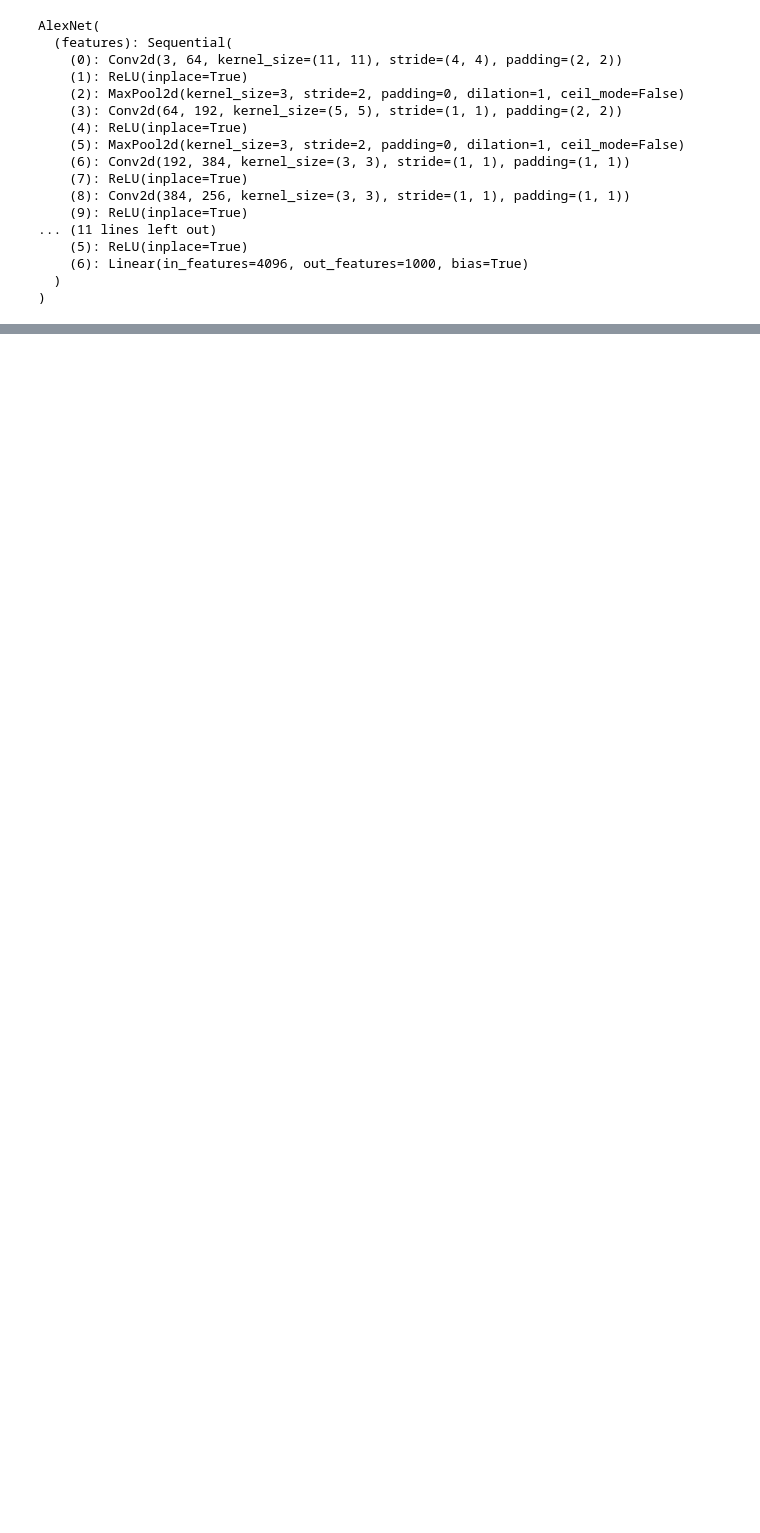
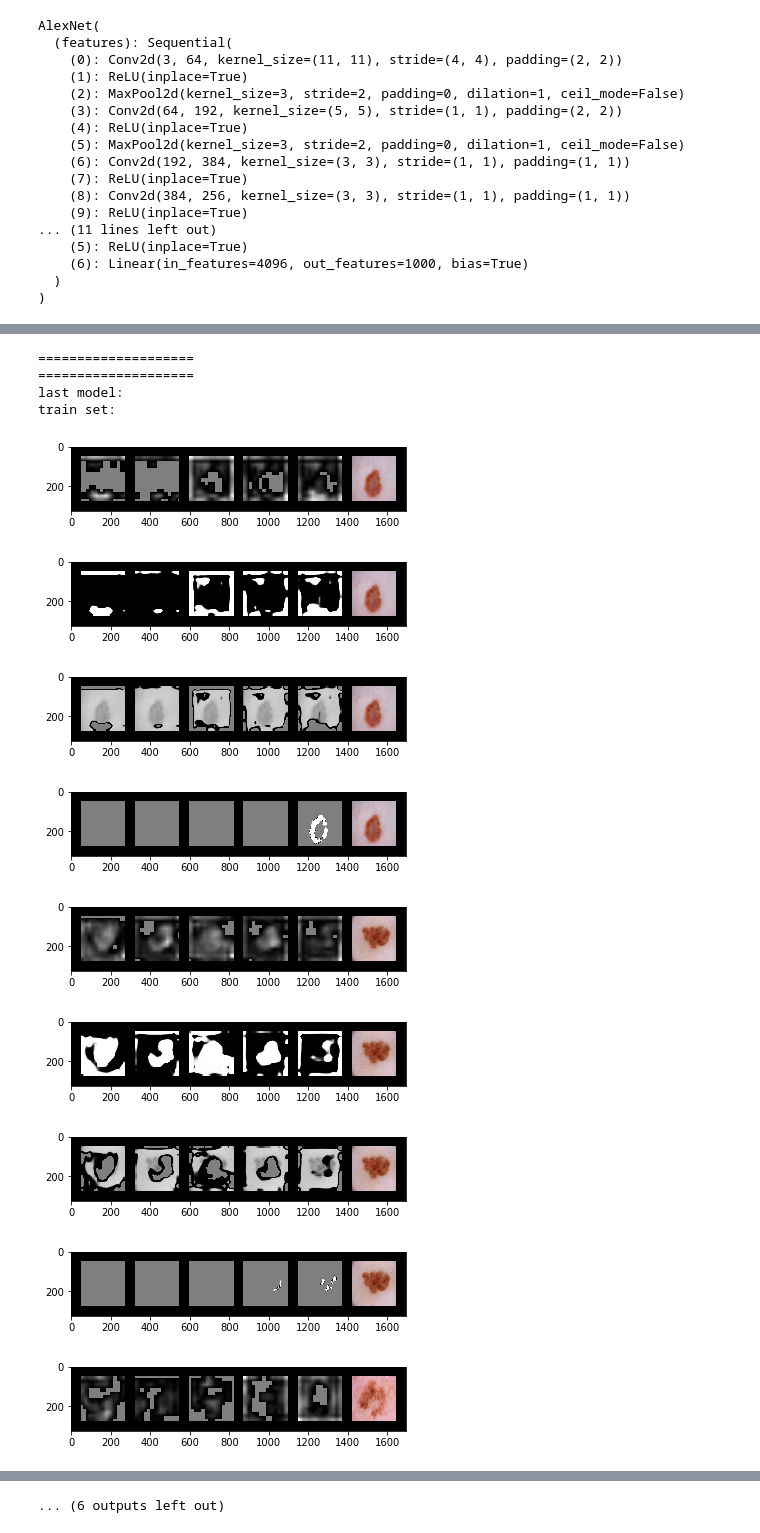
Before and after one commit to glcanvas/ml-diplom, a Jupyter notebook: notebooks/init.ipynb, the cells around one changed output, grey strips where cells are left out. Saved outputs shown, nothing was run; the diff lists cells and outputs as text; code cells hidden in the pictures; blank space fills up the shorter version.

Commit message:
gain

```diff
--- a/notebooks/init.ipynb
+++ b/notebooks/init.ipynb
@@ -62,15 +61,17 @@ Total Loss: 2435.9629769313337, classification loss: 0.14384797763824464, loss A
 # %%
-for idx, (inputs, segments, labels) in enumerate(train_set):
-    if idx > 10:
-        continue
-    inputs = inputs[0].to('cuda')
-    labels = labels[0].to('cuda')
-    segments = segments[0].to('cuda')
-    _, _, _, _, a_c, t_a_c, i_start = gain_network.forward(current_model, inputs, segments, labels)
-    a_c = a_c.cpu()
-    i_start = i_start.cpu()
-    inputs = inputs.cpu()
-    vs.visualize_tensor(a_c, inputs)
-    vs.visualize_tensor(t_a_c, inputs)
-    vs.visualize_tensor(i_start, inputs)
-    vs.visualize_tensor(segments, inputs)
+def visualize_trained_model(m, data_set, elements):
+    m.eval()
+    for idx, (inputs, segments, labels) in enumerate(data_set):
+        if idx > elements:
+            continue
+        inputs = inputs[0].to('cuda')
+        labels = labels[0].to('cuda')
+        segments = segments[0].to('cuda')
+        _, _, _, _, a_c, t_a_c, i_start = gain_network.forward(m, inputs, segments, labels)
+        a_c = a_c.cpu()
+        i_start = i_start.cpu()
+        inputs = inputs.cpu()
+        vs.visualize_tensor(a_c, inputs)
+        vs.visualize_tensor(t_a_c, inputs)
+        vs.visualize_tensor(i_start, inputs)
+        vs.visualize_tensor(segments, inputs)
@@ -90,0 +78,20 @@ for idx, (inputs, segments, labels) in enumerate(train_set):
+# %%
+print("=" * 20)
+print("=" * 20)
+print("last model:")
+print("train set:")
+visualize_trained_model(current_model, train_set, 3)
+# %% [output]
+====================
+====================
+last model:
+train set:
+[figure, added]
+[figure, added]
+[figure, added]
+[figure, added]
+[figure, added]
+[figure, added]
+[figure, added]
+[figure, added]
+[figure, added]
@@ -90,0 +100 @@ for idx, (inputs, segments, labels) in enumerate(train_set):
+... (6 outputs left out)
```
Also changed, not shown: parts of 7 cells of this notebook, 1 other file.
